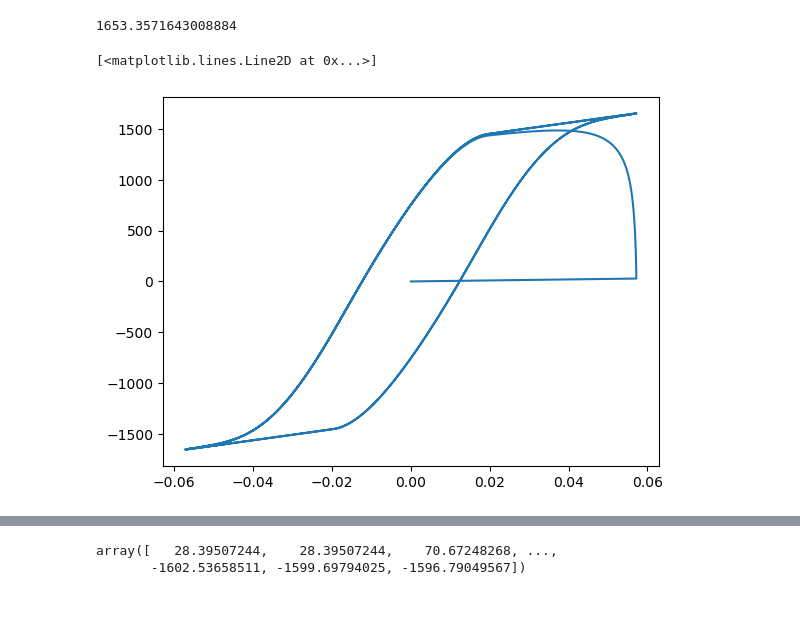
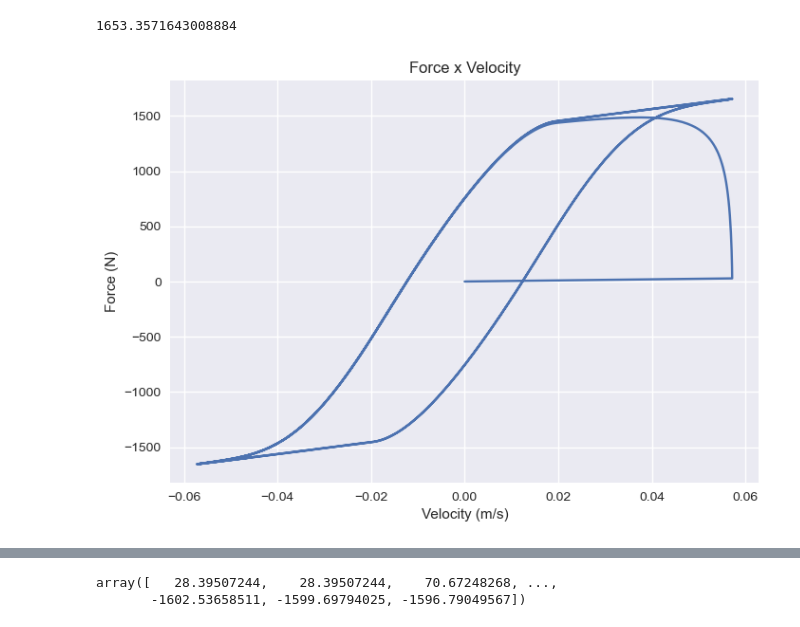
Before and after one commit to jor-vibpy/TCC-MR-Damper, a Jupyter notebook: MR Damper Bouc-Wen Modificado.ipynb, the cells around one changed output, grey strips where cells are left out. Cells and saved outputs as stored; diff of their text form; code cells hidden in the pictures.

Commit message:
Added responses graphs and changed layout.

```diff
--- a/MR Damper Bouc-Wen Modificado.ipynb
+++ b/MR Damper Bouc-Wen Modificado.ipynb
@@ -113,6 +113,9 @@ max(Fd)
 1653.3571643008884
 # %%
 plt.plot(np.insert(dx(t),0,0), np.insert(Fd*fac,0,0))
+plt.xlabel('Velocity (m/s)')
+plt.ylabel('Force (N)')
+plt.title('Force x Velocity')
+plt.style.use('seaborn-notebook')
 # %% [output]
-[<matplotlib.lines.Line2D at 0x...>]
-[figure, old version]
+[figure, new version]
```
Also changed, not shown: parts of 2 cells of this notebook, 3 other files.
